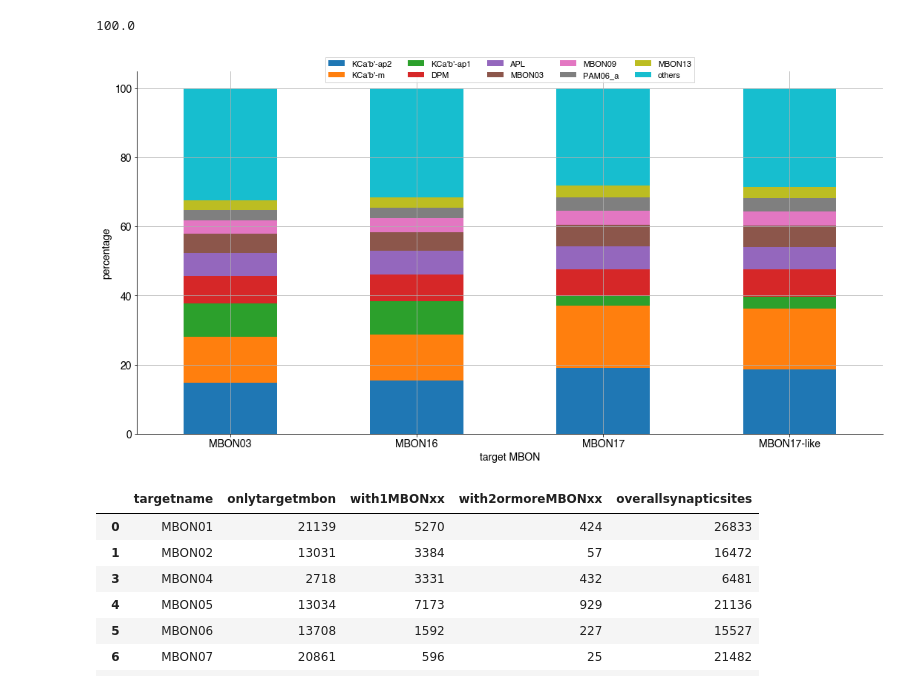
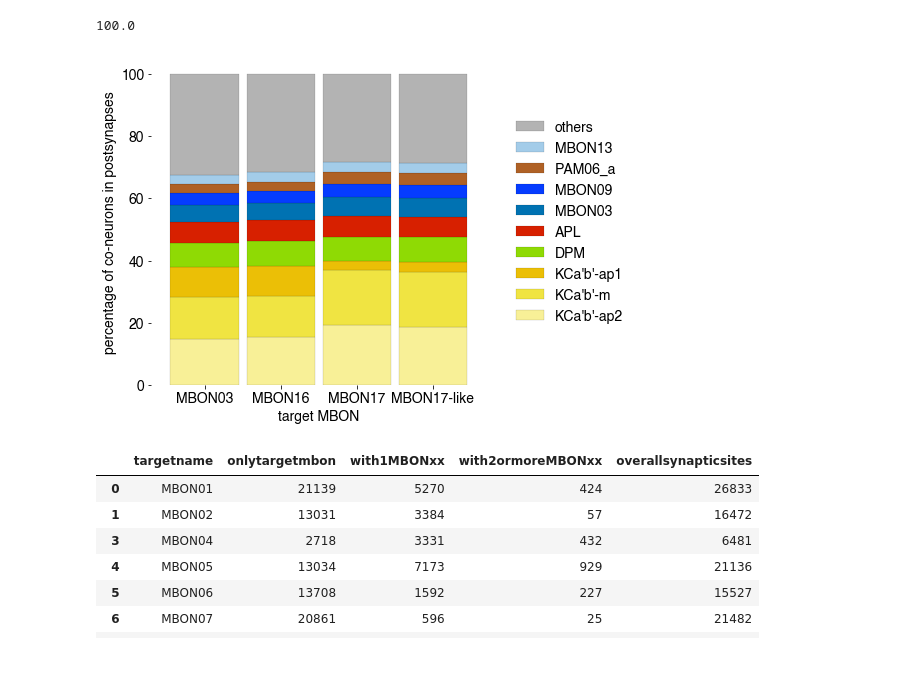
Before and after one commit to jagannathancolabs/2022_postsynapticplasticity, a Jupyter notebook: python/kcmbon_postsynapticspecificity.ipynb, the cells around one changed output. Saved outputs shown, nothing was run; the diff lists cells and outputs as text; code cells hidden in the pictures; blank space fills up the shorter version.

```diff
--- a/python/kcmbon_postsynapticspecificity.ipynb
+++ b/python/kcmbon_postsynapticspecificity.ipynb
@@ -64,3 +66,19 @@ figheigth_size = 5
 elev = -180
 azim = -90
 dist = 6
+# %%
+# This is to get stuff from csvs in github..
+import requests
+import os
+from io import StringIO
+
+# Need to pass Github token -> private repository
+token = os.environ['GITHUB_PAT']
+session = requests.session()
+headers={'Authorization': f'token {token}', 'Accept': 'application/vnd.github.v3.raw'}
+
+def fetch_csv(url):
+    """Fetch and parse csv from private repository."""
+    response = session.get(url, headers=headers)
+    data = StringIO(response.text)
+    return pd.read_csv(data, index_col=0)
@@ -67,3 +92,7 @@ dist = 6
+# %%
+settings = fetch_csv('https://raw.githubusercontent.com/jagannathancolabs/2022_postsynapticplasticity/main/settings/color_maps.csv')
+glob_colors = settings.hex.to_dict()
+glob_colors = {c: to_rgb(v.strip()) for c, v in glob_colors.items()}
 # %% [markdown]
 ### Set configurations to fetch from data from neuprint
 # %%
@@ -524,21 +548,30 @@ sorted_df['MBON03'].sum()
 # %% [output]
 100.0
 # %%
-fig = plt.figure(figsize=(18, 9))
-ax = fig.add_subplot(1, 1, 1)
-ax = sorted_df.T.plot(kind='bar', stacked=True, ax = ax)
-ax.legend(loc='upper center', bbox_to_anchor=(0.5, 1.05),
-          ncol=5, fancybox=False, shadow=False)
+fig = plt.figure(figsize=(6, 6))
+gs_main = gridspec.GridSpec(1, 1)
+gs_main.update(wspace=0, hspace=0)
+
+#set up the legend..
+gs = gridspec.GridSpecFromSubplotSpec(1, 1, subplot_spec=gs_main[0])
+ax = fig.add_subplot(gs[0])
+ax = sorted_df.T.plot(kind='bar', stacked=True, ax = ax, color = glob_colors,
+                     linewidth=0.1, width = 0.9, edgecolor='black')
+
+handles, labels = ax.get_legend_handles_labels()
+ax.legend(handles[::-1], labels[::-1], loc='center left',
+          bbox_to_anchor=(1.05, 0.5),prop={'size': label_fontsize-2},frameon=False)
+
 ax.tick_params(axis='both', which='major', labelsize=label_fontsize-2)
-plt.grid(True)
+plt.box(False)
+ax.grid(False)
 loc, labels = plt.xticks()
 ax.set_xticklabels(labels, rotation=0)
-sns.despine(top=True, right=True, left=False, bottom=False)
 ax.set_xlabel('target MBON',fontsize=label_fontsize-2, weight = 'bold')
-ax.set_ylabel('percentage',fontsize=label_fontsize-2, weight = 'bold')
+ax.set_ylabel('percentage of co-neurons in postsynapses',fontsize=label_fontsize-2, weight = 'bold')
 plt.savefig('figures/mbon_parsing_specificity.png', dpi=300, bbox_inches='tight')
 # %% [output]
-[figure, old version]
+[figure, new version]
 # %%
 allmbonspecific_df
 # %% [output]
```
Also changed, not shown: parts of 106 cells of this notebook, 6 other files.
